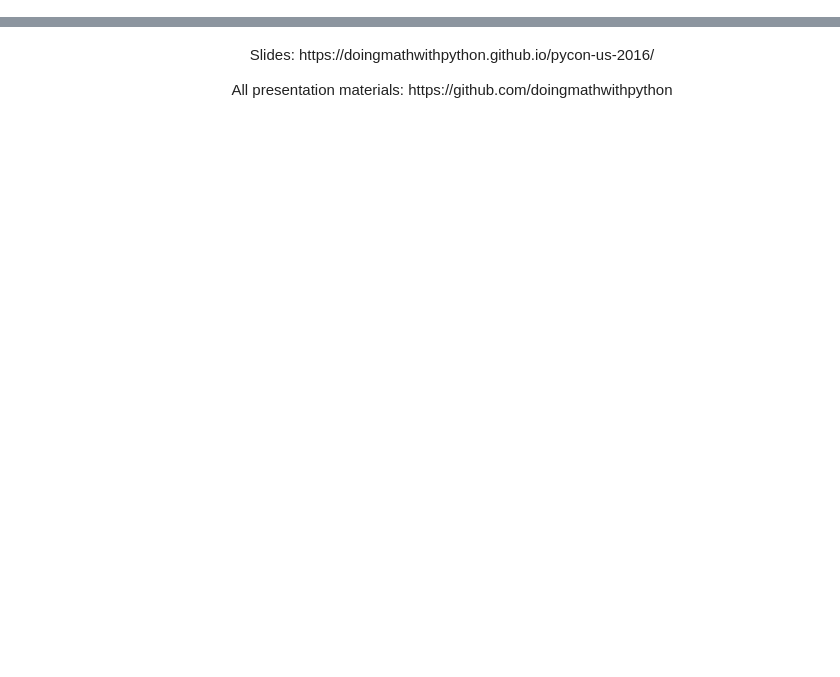
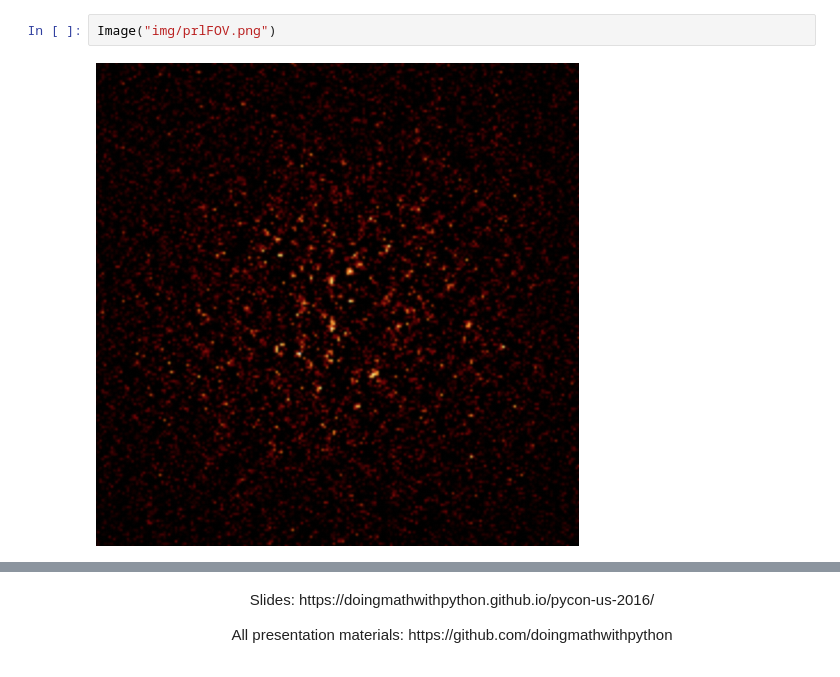
Before and after one commit to franmon/sabatnb, a Jupyter notebook: prlSMFI.ipynb, the cells around one changed output, grey strips where cells are left out. Saved outputs shown, nothing was run; the diff lists cells and outputs as text; blank space fills up the shorter version.

```diff
--- a/prlSMFI.ipynb
+++ b/prlSMFI.ipynb
@@ -41,0 +428,4 @@ This notebook works out the elementary math of the NEXT SMFI proof-of-concept.
+# %%
+Image("img/prlFOV.png")
+# %% [output]
+[figure, added]
```
Also changed, not shown: parts of 105 cells of this notebook, 28 other files.
